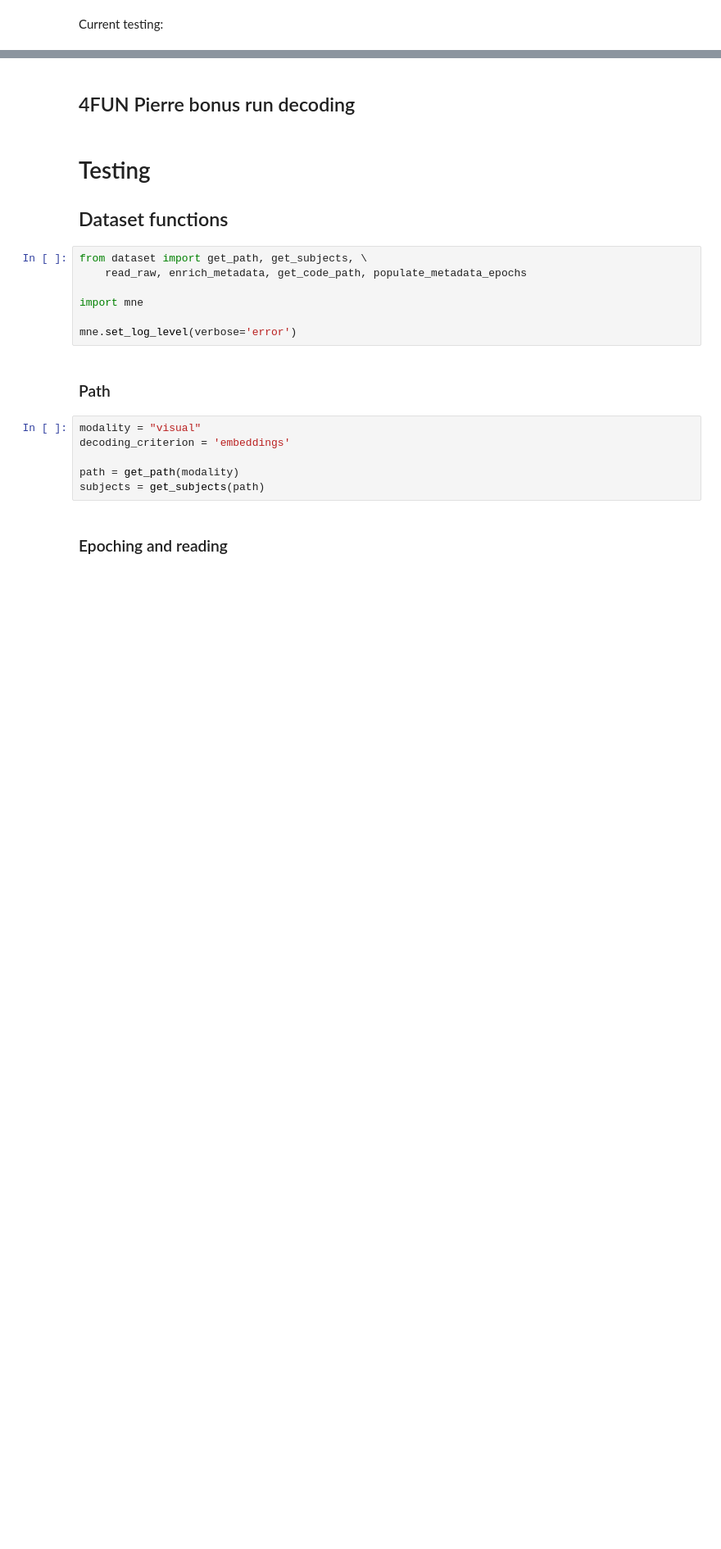
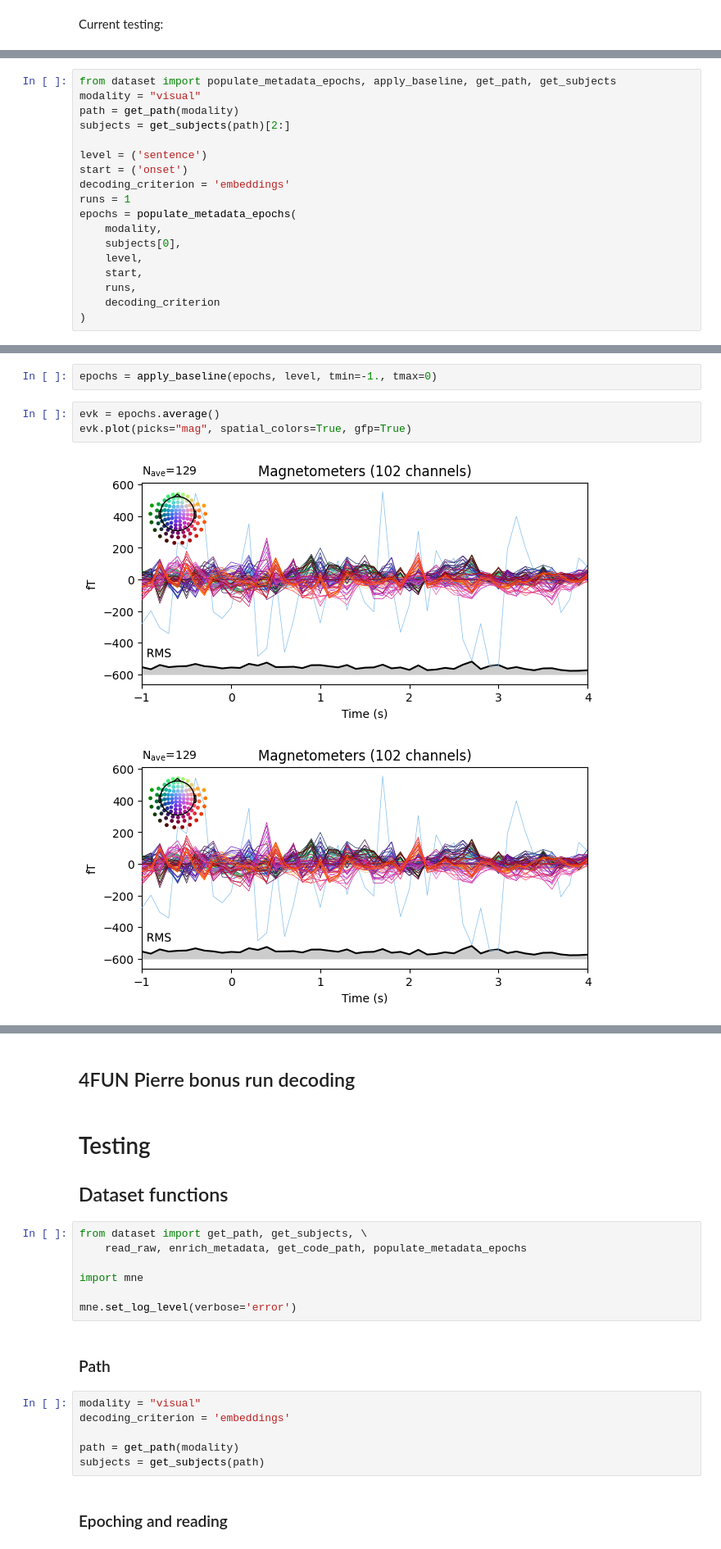
Before and after one commit to BelCorentin/neurospin-petit-prince, a Jupyter notebook: decoding/local_testing/testing_functions.ipynb, the cells around one changed output, grey strips where cells are left out. Shown at 82% size. Cells and saved outputs as stored; diff of their text form; blank space fills up the shorter version.

Commit message:
applied baseline

```diff
--- a/decoding/local_testing/testing_functions.ipynb
+++ b/decoding/local_testing/testing_functions.ipynb
@@ -17,0 +5,18 @@ OSError: [Errno 5] Input/output error
+# %%
+from dataset import populate_metadata_epochs, apply_baseline, get_path, get_subjects
+modality = "visual"
+path = get_path(modality)
+subjects = get_subjects(path)[2:]
+
+level = ('sentence')
+start = ('onset')
+decoding_criterion = 'embeddings'
+runs = 1
+epochs = populate_metadata_epochs(
+    modality,
+    subjects[0],
+    level,
+    start,
+    runs,
+    decoding_criterion
+)
@@ -17,0 +72,8 @@ OSError: [Errno 5] Input/output error
+# %%
+epochs = apply_baseline(epochs, level, tmin=-1., tmax=0)
+# %%
+evk = epochs.average()
+evk.plot(picks="mag", spatial_colors=True, gfp=True)
+# %% [output]
+[figure, added]
+[figure, added]
```
Also changed, not shown: parts of 8 cells of this notebook, 11 other files.
